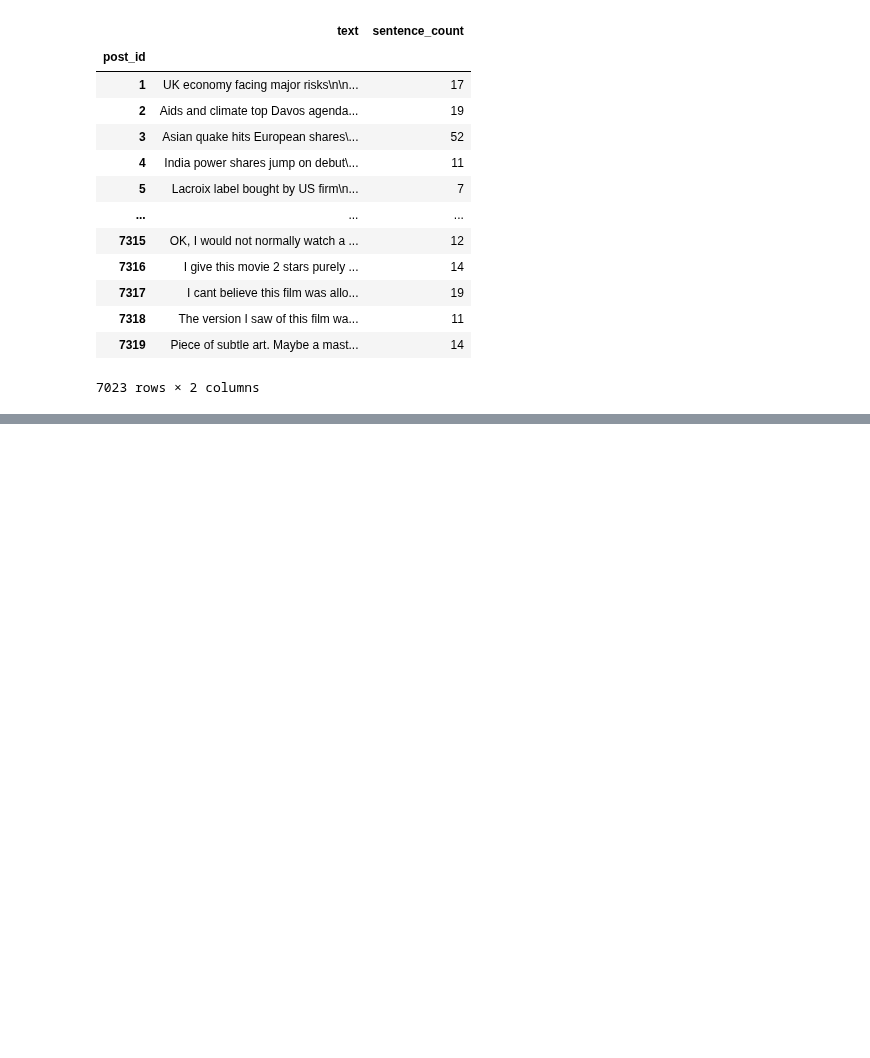
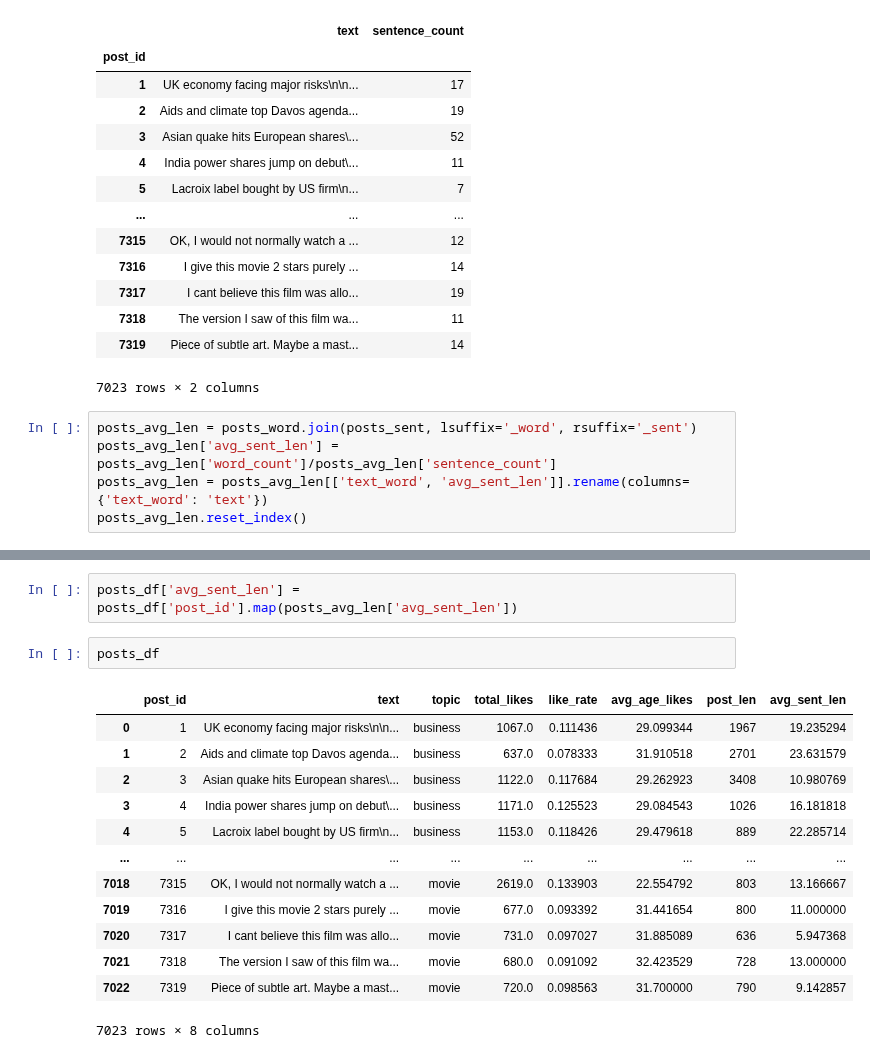
Before and after one commit to ML-engineering-Freelancerroma/ML_course, a Jupyter notebook: Final_Project_ML/features_prepare.ipynb, the cells around one changed output, grey strips where cells are left out. Cells and saved outputs as stored; diff of their text form; blank space fills up the shorter version.

Commit message:
avg sent

```diff
--- a/Final_Project_ML/features_prepare.ipynb
+++ b/Final_Project_ML/features_prepare.ipynb
@@ -195,3 +195,8 @@ posts_sent
 | 7318 | The version I saw of this film wa... | 11 |
 | 7319 | Piece of subtle art. Maybe a mast... | 14 |
 7023 rows × 2 columns
+# %%
+posts_avg_len = posts_word.join(posts_sent, lsuffix='_word', rsuffix='_sent')
+posts_avg_len['avg_sent_len'] = posts_avg_len['word_count']/posts_avg_len['sentence_count']
+posts_avg_len = posts_avg_len[['text_word', 'avg_sent_len']].rename(columns={'text_word': 'text'})
+posts_avg_len.reset_index()
@@ -197,0 +234,18 @@ posts_sent
+# %%
+posts_df['avg_sent_len'] = posts_df['post_id'].map(posts_avg_len['avg_sent_len'])
+# %%
+posts_df
+# %% [output]
+|  | post_id | text | topic | total_likes | like_rate | avg_age_likes | post_len | avg_sent_len |
+| 0 | 1 | UK economy facing major risks\n\n... | business | 1067.0 | 0.111436 | 29.099344 | 1967 | 19.235294 |
+| 1 | 2 | Aids and climate top Davos agenda... | business | 637.0 | 0.078333 | 31.910518 | 2701 | 23.631579 |
+| 2 | 3 | Asian quake hits European shares\... | business | 1122.0 | 0.117684 | 29.262923 | 3408 | 10.980769 |
+| 3 | 4 | India power shares jump on debut\... | business | 1171.0 | 0.125523 | 29.084543 | 1026 | 16.181818 |
+| 4 | 5 | Lacroix label bought by US firm\n... | business | 1153.0 | 0.118426 | 29.479618 | 889 | 22.285714 |
+| ... | ... | ... | ... | ... | ... | ... | ... | ... |
+| 7018 | 7315 | OK, I would not normally watch a ... | movie | 2619.0 | 0.133903 | 22.554792 | 803 | 13.166667 |
+| 7019 | 7316 | I give this movie 2 stars purely ... | movie | 677.0 | 0.093392 | 31.441654 | 800 | 11.000000 |
+| 7020 | 7317 | I cant believe this film was allo... | movie | 731.0 | 0.097027 | 31.885089 | 636 | 5.947368 |
+| 7021 | 7318 | The version I saw of this film wa... | movie | 680.0 | 0.091092 | 32.423529 | 728 | 13.000000 |
+| 7022 | 7319 | Piece of subtle art. Maybe a mast... | movie | 720.0 | 0.098563 | 31.700000 | 790 | 9.142857 |
+7023 rows × 8 columns
```
Also changed, not shown: parts of 4 cells of this notebook.
